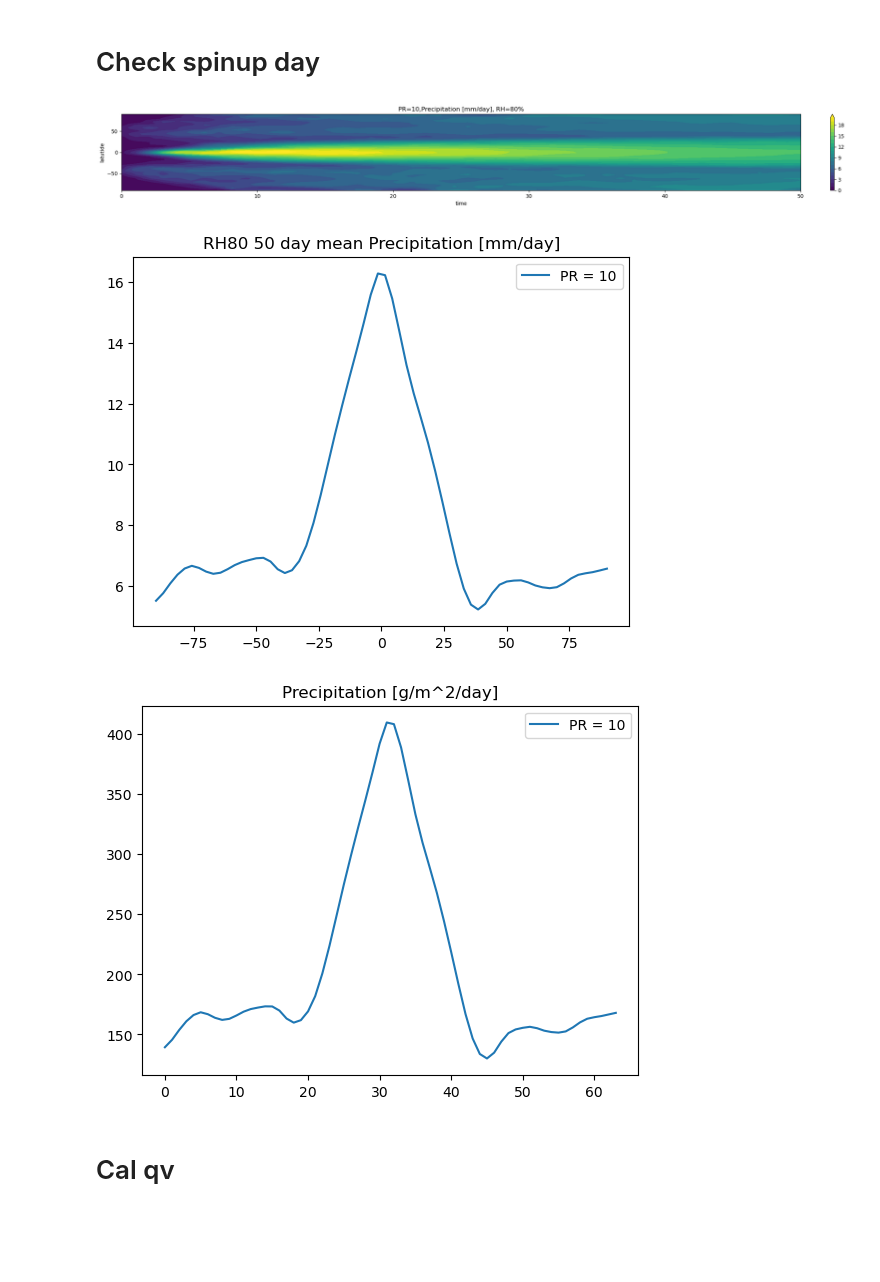
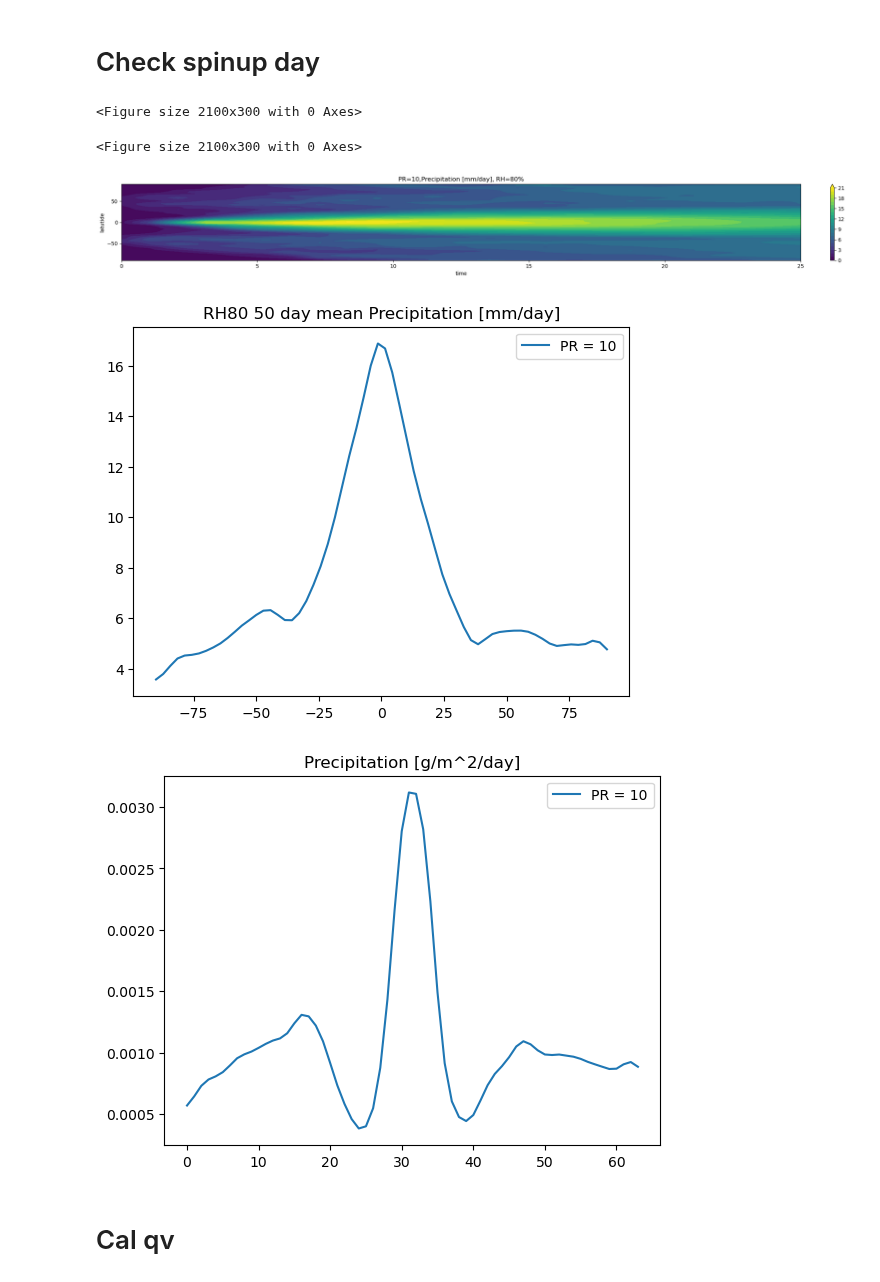
Before and after one commit to PeterChang1023/Dycore_Master, a Jupyter notebook: dycore/IdealizeSpetral.jl/exp/HSt42/check_spinupday.ipynb, the cells around one changed output. Drawn from its saved outputs; the diff is of its cells as text; code cells hidden in the pictures; blank space fills up the shorter version.

```diff
--- a/dycore/IdealizeSpetral.jl/exp/HSt42/check_spinupday.ipynb
+++ b/dycore/IdealizeSpetral.jl/exp/HSt42/check_spinupday.ipynb
@@ -42,6 +42,8 @@ class Dycore:
         self.z       = self.getVar("grid_z_full_xyzt")
         self.factor1 = self.getVar("factor1_xyzt")
         self.factor2 = self.getVar("factor2_xyzt")
+        self.factor3 = self.getVar("factor3_xyzt")
+
 
         self.K_E = self.getVar("K_E_xyzt")
         self.pqpz = self.getVar("pqpz_xyzt")
@@ -124,8 +126,8 @@ class Dycore:
         self.t_mean = np.nanmean(self.t[-100:,:,:,:], axis=(1,3))
         return self.t_mean
 # %%
-file = "50day_test_all.dat"
-time = np.linspace(0,50,50)
+file = "test_all.dat"
+time = np.linspace(0,5,5)
 y    = np.linspace(-90,90,64)
 
 yy, tt = np.meshgrid(y,time)
@@ -163,35 +165,37 @@ for pr in range(10,20,10):
 
 plt.tight_layout()
 # plt.savefig("Check_Precipitation.png", dpi=300., bbox_inches='tight')
 plt.show()
 ###############################################################################
 ### cooridate
 x  = np.linspace(-180,180,128)
 y  = np.linspace(-90,90,64)
 xd = np.deg2rad(x)
 yd = np.deg2rad(y)
 
 # WARNING: cos(-90) would be zero, doing this preventing it from divide by zero.
 cy     = np.cos(yd)
 cy[0]  = np.nan
 cy[-1] = np.nan
 
 plt.figure(dpi=100.)
 plt.title("RH80 50 day mean Precipitation [mm/day]")
 
 for pr in range(10,20,10):
     # file  = f"1600day_HS_front_RH50_PR{pr}_PRRELAX86400_with_w_all.dat"# f"HS_front_RH50_PR10_PRRELAX86400_with_w_all.dat" # ./outputs/withprecip/
     # file = f"PR{pr}_200day_test_ice_all.dat"
     # file = "300day_RH80_PR10_test_vertical_advection_revised_all.dat"
     dycore = Dycore(file)
     Prec   = dycore.cal_pre()
     Prec_mean  = np.nanmean(Prec[:,:], axis=0)
     plt.plot(y, Prec_mean * int(pr), label=f"PR = {pr}")
 plt.legend()
 plt.show()
 # %% [output]
+<Figure size 2100x300 with 0 Axes>
+<Figure size 2100x300 with 0 Axes>
-[figure, old version]
+[figure, new version]
-[figure, old version]
+[figure, new version]
 # %%
 ### cooridate
 x  = np.linspace(-180,180,128)
@@ -211,12 +215,12 @@ for pr in range(10,15,5):
     # file  = f"1600day_HS_front_RH50_PR{pr}_PRRELAX86400_with_w_all.dat"# f"HS_front_RH50_PR10_PRRELAX86400_with_w_all.dat" # ./outputs/withprecip/
     dycore = Dycore(file)
     Prec   = dycore.qv_diff
-    Prec_mean  = np.nansum(Prec[:,:,:,:], axis=(0,1,3))
+    Prec_mean  = np.nanmean(Prec[:,:,:,:], axis=(0,1,3))
     plt.plot(Prec_mean , label=f"PR = {pr}")
 plt.legend()
 plt.show()
 # %% [output]
-[figure, old version]
+[figure, new version]
 # %% [markdown]
 # Cal qv
 # %%
```
Also changed, not shown: parts of 6 cells of this notebook, 4 other files.
